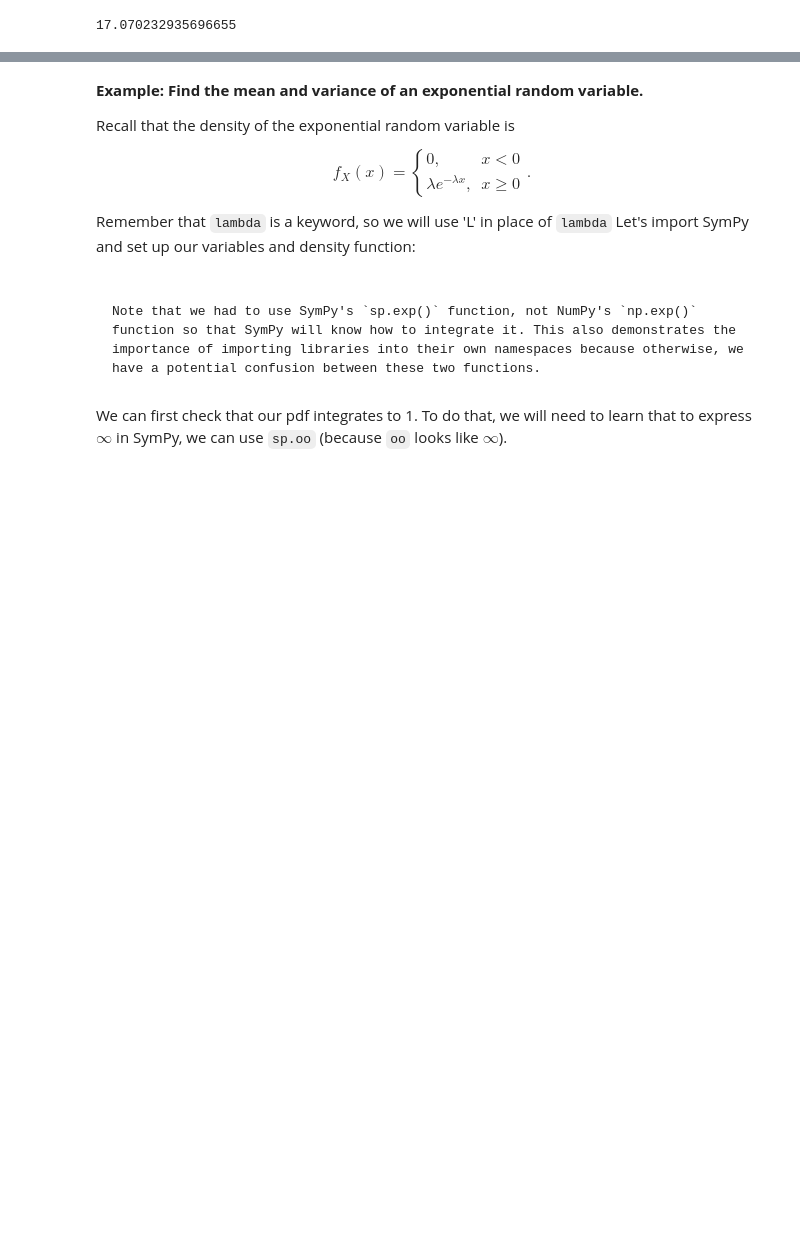
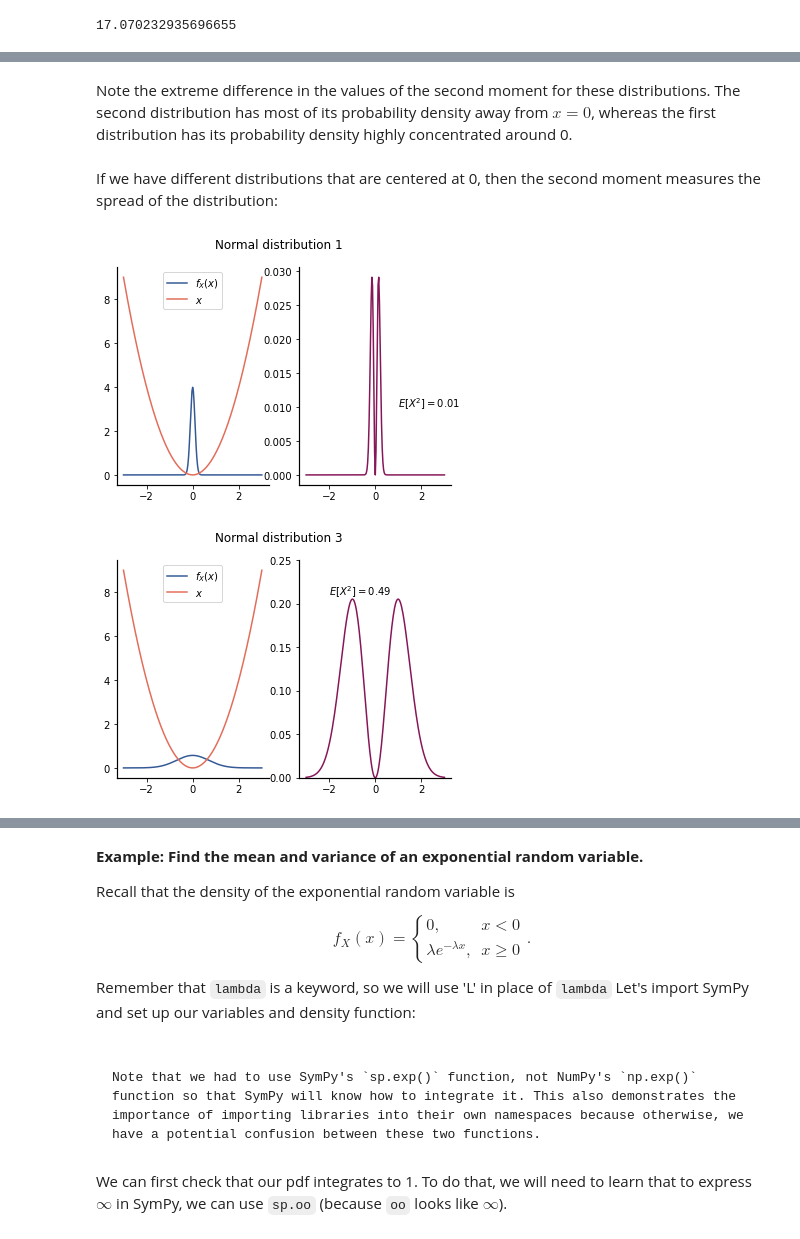
Before and after one commit to datalayer-courses/foundations-of-data-science-with-python, a Jupyter notebook: 09-moments/moments.ipynb, the cells around one changed output, grey strips where cells are left out. Saved outputs shown, nothing was run; the diff lists cells and outputs as text; code cells hidden in the pictures; blank space fills up the shorter version.

```diff
--- a/09-moments/moments.ipynb
+++ b/09-moments/moments.ipynb
@@ -92,0 +187,36 @@ E[X^2] &= \int_{-\infty} ^{\infty} g(x) f_X(x)~dx \\
+# %% [markdown]
+Note the extreme difference in the values of the second moment for these distributions. The second distribution has most of its probability density away from $x=0$, whereas the first distribution has its probability density highly concentrated around 0.
+# %% [markdown]
+If we have different distributions that are centered at 0, then the second moment measures the spread of the distribution:
+# %%
+
+X1=stats.norm(0,0.1)
+x1=np.linspace(-3, 3,201)
+
+fig3, ax3 = plt.subplots(1, 2)
+fig3.suptitle('Normal distribution 1')
+
+ax3[0].plot(x1, X1.pdf(x1), label='$f_X(x)$')
+ax3[0].plot(x1, x1**2, label='$x$')
+ax3[0].legend()
+ax3[1].plot(x1, x1**2*X1.pdf(x1), color='C4', label='$x^2 f_X(x)$' )
+ax3[1].text(1, 0.01, f'$E[X^2] = {X1.moment(2):.2g}$')
+#ax3[1].legend()
+
+fig4, ax4 = plt.subplots(1, 2)
+fig4.suptitle('Normal distribution 3')
+
+X3=stats.norm(0, 0.7)
+x3=x1
+
+
+ax4[0].plot(x3, X3.pdf(x3), label='$f_X(x)$')
+ax4[0].plot(x3, x3**2, label='$x$')
+ax4[1].plot(x3, x3**2*X3.pdf(x3), color='C4', label='$x^2 f_X(x)$' );
+ax4[1].text(-2, 0.21, f'$E[X^2] = {X3.moment(2):.2g}$');
+ax4[0].legend()
+#ax4[1].legend()
+ax4[1].set_ylim(0, 0.25);
+# %% [output]
+[figure, added]
+[figure, added]
```
Also changed, not shown: parts of 35 cells of this notebook, 2 other files.
